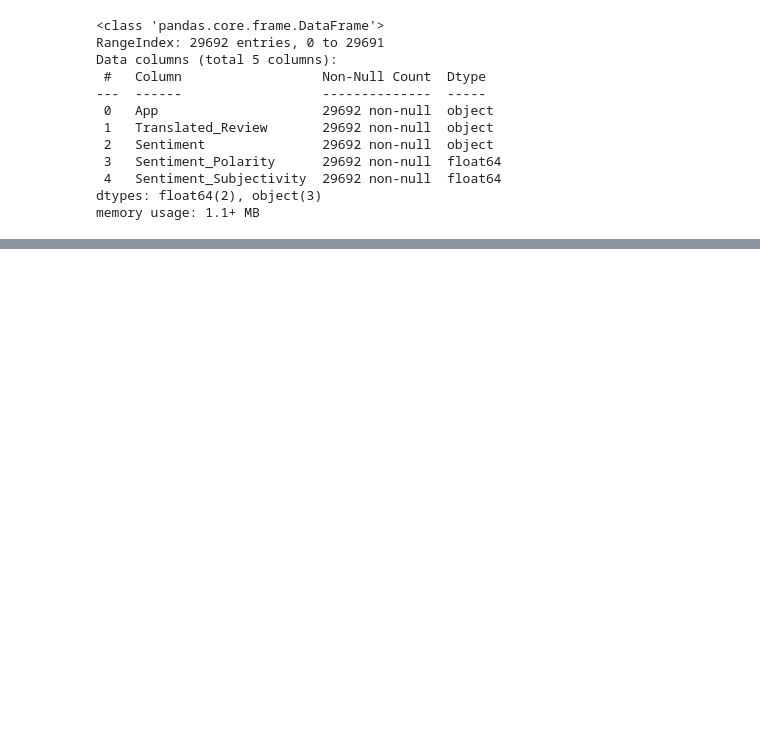
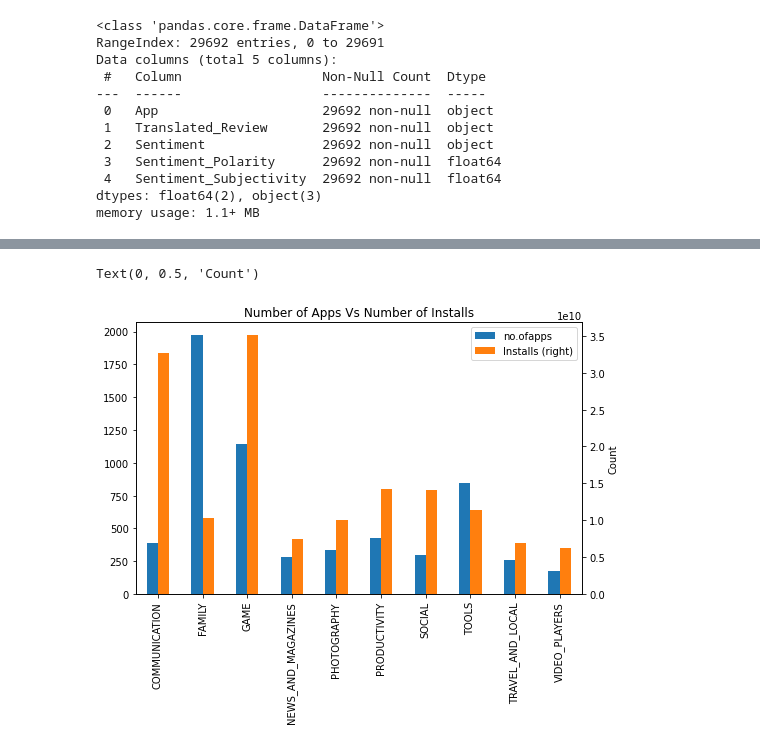
Before and after one commit to Pooja-Dalwani/PlayStoreAppReviewAnalysisEDA, a Jupyter notebook: Capstone_Project_PlayStoreAppReviewAnalysis.ipynb, the cells around one changed output, grey strips where cells are left out. Cells and saved outputs as stored; diff of their text form; code cells hidden in the pictures; blank space fills up the shorter version.

```diff
--- a/Capstone_Project_PlayStoreAppReviewAnalysis.ipynb
+++ b/Capstone_Project_PlayStoreAppReviewAnalysis.ipynb
@@ -432,0 +480,20 @@ memory usage: 1.1+ MB
+# %%
+plt.rcParams['figure.figsize'] = (8,5)
+s = StringIO("""     no.ofapps     Installs
+COMMUNICATION     387   32647276251
+FAMILY    1972  10258263505
+GAME     1144  35086024415
+NEWS_AND_MAGAZINES     283   7496317760
+PHOTOGRAPHY    335   10088247655
+PRODUCTIVITY     424   14176091369
+SOCIAL     295   14069867902
+TOOLS     843   11452771915
+TRAVEL_AND_LOCAL     258   6868887146
+VIDEO_PLAYERS     175   6222002720""")
+df = pd.read_csv(s, index_col=0, delimiter=' ', skipinitialspace=True)
+_ = df.plot( kind= 'bar' , secondary_y= 'Installs')
+plt.title('Number of Apps Vs Number of Installs')
+plt.ylabel('Count')
+# %% [output]
+Text(0, 0.5, 'Count')
+[figure, added]
```
Also changed, not shown: parts of 8 cells of this notebook.
